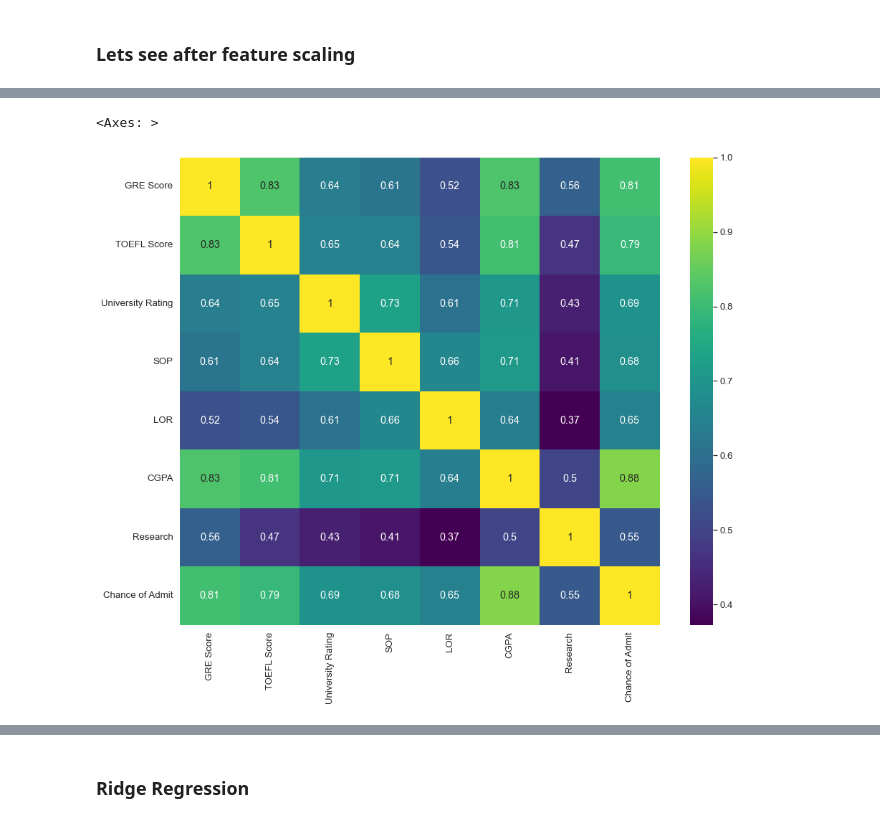
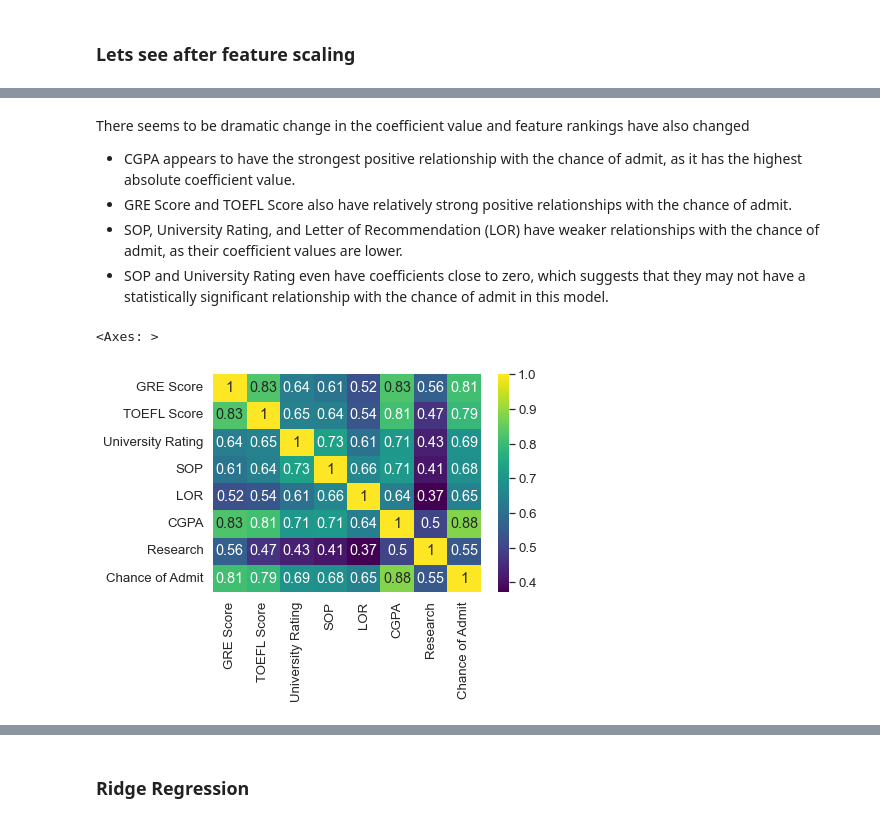
Before and after one commit to atomikkus/sql-projects, a Jupyter notebook: Jamboree/Jamboree_LogR.ipynb, the cells around one changed output, grey strips where cells are left out. Drawn from its saved outputs; the diff is of its cells as text; code cells hidden in the pictures.

```diff
--- a/Jamboree/Jamboree_LogR.ipynb
+++ b/Jamboree/Jamboree_LogR.ipynb
@@ -295,10 +373,15 @@ plt.show()
+# %% [markdown]
+There seems to be dramatic change in the coefficient value and feature rankings have also changed
+- CGPA appears to have the strongest positive relationship with the chance of admit, as it has the highest absolute coefficient value.
+- GRE Score and TOEFL Score also have relatively strong positive relationships with the chance of admit.
+- SOP, University Rating, and Letter of Recommendation (LOR) have weaker relationships with the chance of admit, as their coefficient values are lower.
+- SOP and University Rating even have coefficients close to zero, which suggests that they may not have a statistically significant relationship with the chance of admit in this model.
 # %%
 sns.set(font_scale=1.2)
-plt.figure(figsize=(15, 12))
 sns.heatmap(m_df.corr(), cmap="viridis", annot=True)
 # %% [output]
 <Axes: >
-[figure, old version]
+[figure, new version]
 # %%
 import statsmodels.api as sm
 # %%
```
Also changed, not shown: parts of 107 cells of this notebook.
